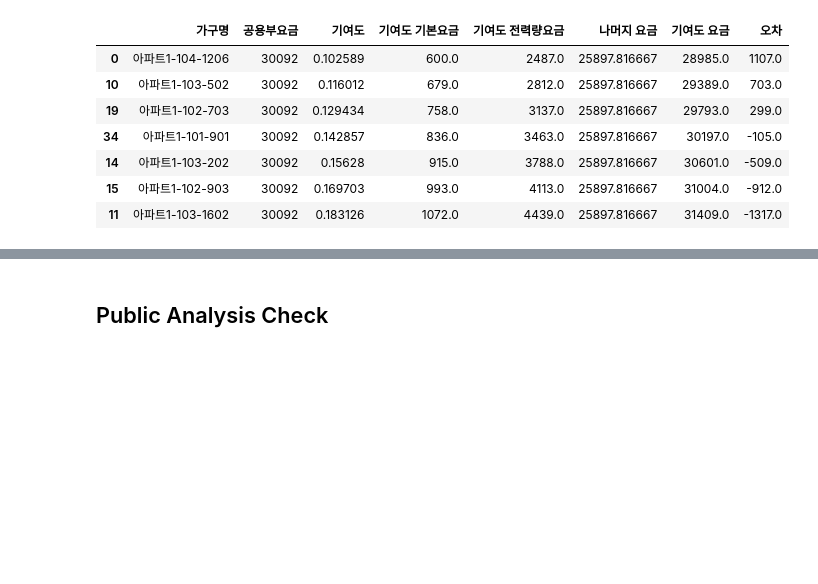
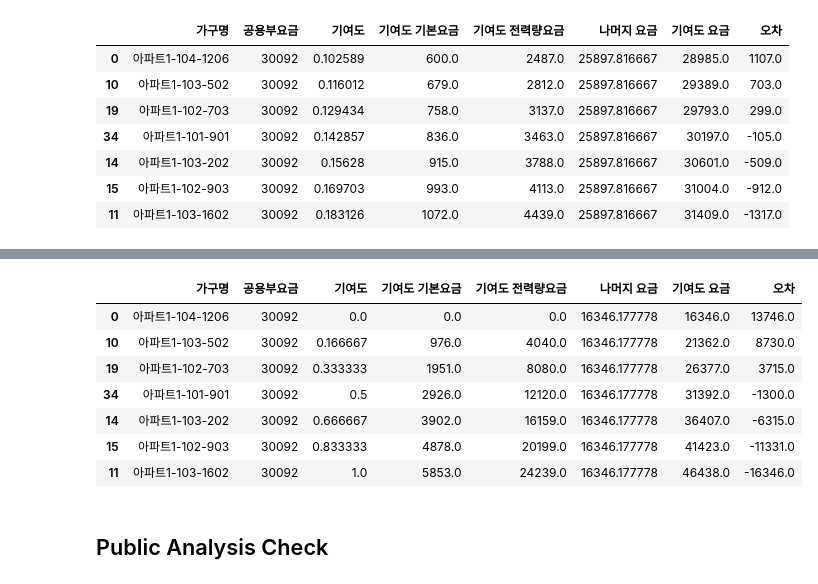
Before and after one commit to formegusto/energy-trading, a Jupyter notebook: analysis. paran energy.ipynb, the cells around one changed output, grey strips where cells are left out. Saved outputs shown, nothing was run; the diff lists cells and outputs as text; code cells hidden in the pictures; blank space fills up the shorter version.

```diff
--- a/analysis. paran energy.ipynb
+++ b/analysis. paran energy.ipynb
@@ -170,3 +236,13 @@ dist_df.drop_duplicates('기여도').sort_values(['기여도'])
 | 14 | 아파트1-103-202 | 30092 | 0.15628 | 915.0 | 3788.0 | 25897.816667 | 30601.0 | -509.0 |
 | 15 | 아파트1-102-903 | 30092 | 0.169703 | 993.0 | 4113.0 | 25897.816667 | 31004.0 | -912.0 |
 | 11 | 아파트1-103-1602 | 30092 | 0.183126 | 1072.0 | 4439.0 | 25897.816667 | 31409.0 | -1317.0 |
+# %%
+from src.utils import min_max_normalization
+
+dist = GroupDistributor(file_path).set_init_csv(1)
+
+dist.set_calc(public_percentage=30)
+dist.set_cont(norm=min_max_normalization)
+dist_df = dist.distribute_table()
+
+dist_df.drop_duplicates('기여도').sort_values(['기여도'])
@@ -173,3 +257,21 @@ dist_df.drop_duplicates('기여도').sort_values(['기여도'])
+# %%
+dist.meter_month = pm.simulation_datas.copy()
+dist.set_calc(public_percentage=30)
+dist.calc.households = pm.after_households
+dist.calc = dist.calc.set_bill()
+dist.set_cont(norm=min_max_normalization)
+
+dist_df = dist.distribute_table()
+dist_df.drop_duplicates('기여도').sort_values(['기여도'])
+# %% [output]
+|  | 가구명 | 공용부요금 | 기여도 | 기여도 기본요금 | 기여도 전력량요금 | 나머지 요금 | 기여도 요금 | 오차 |
+| 0 | 아파트1-104-1206 | 30092 | 0.0 | 0.0 | 0.0 | 16346.177778 | 16346.0 | 13746.0 |
+| 10 | 아파트1-103-502 | 30092 | 0.166667 | 976.0 | 4040.0 | 16346.177778 | 21362.0 | 8730.0 |
+| 19 | 아파트1-102-703 | 30092 | 0.333333 | 1951.0 | 8080.0 | 16346.177778 | 26377.0 | 3715.0 |
+| 34 | 아파트1-101-901 | 30092 | 0.5 | 2926.0 | 12120.0 | 16346.177778 | 31392.0 | -1300.0 |
+| 14 | 아파트1-103-202 | 30092 | 0.666667 | 3902.0 | 16159.0 | 16346.177778 | 36407.0 | -6315.0 |
+| 15 | 아파트1-102-903 | 30092 | 0.833333 | 4878.0 | 20199.0 | 16346.177778 | 41423.0 | -11331.0 |
+| 11 | 아파트1-103-1602 | 30092 | 1.0 | 5853.0 | 24239.0 | 16346.177778 | 46438.0 | -16346.0 |
 # %% [markdown]
 ## Public Analysis Check
 # %%
```
Also changed, not shown: parts of 8 cells of this notebook, 1 other file.
